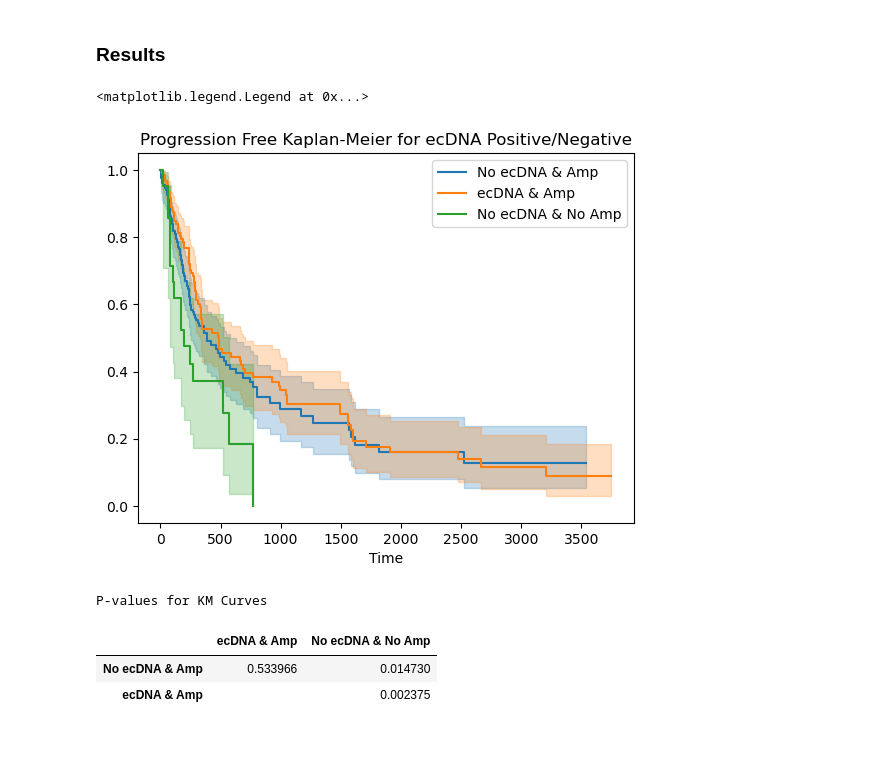
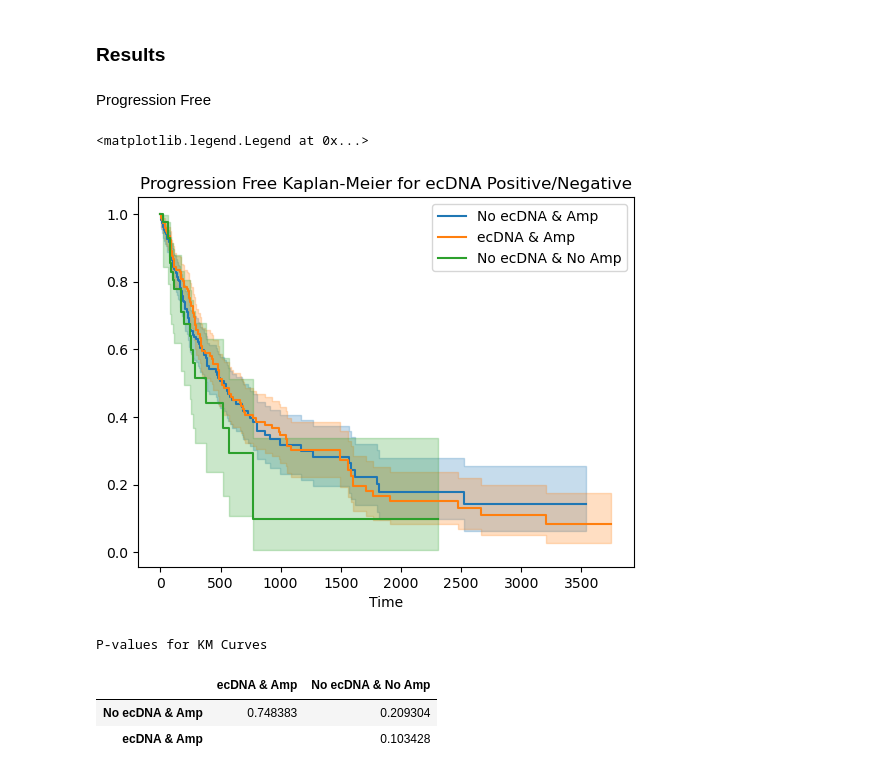
Before and after one commit to mskcc/Penguin, a Jupyter notebook: notebooks/treatment.ipynb, the cells around one changed output. Drawn from its saved outputs; the diff is of its cells as text; code cells hidden in the pictures; blank space fills up the shorter version.

```diff
--- a/notebooks/treatment.ipynb
+++ b/notebooks/treatment.ipynb
@@ -17,6 +17,8 @@ analysis_type = 'cancerType'
 ctype = "Breast Cancer"
 # Modifier to the date (how many days earlier the sequencing can be from start of treatment)
 modifier = 20
+# Modifier to the date (how many days after still counts for death)
+modifier_after = 50
 # %%
 config = "../global_config_bash.rc"
 # %% [markdown]
@@ -45,9 +47,12 @@ for line in lines:
         paths[key] = value.strip('"\'')  # Remove surrounding quotes if any
 # %%
 # Merged ECHO results
-echo = pd.read_csv(paths['mergedOutputDirectory'] + '/merged.ECHO_results.csv')
+# echo = pd.read_csv(paths['mergedOutputDirectory'] + '/merged.ECHO_results.csv')
 # FileA in the manifest directory
-manifest = pd.read_csv(paths['manifestDirectory'] + '/FileA.tsv', sep = '\t')
+# manifest = pd.read_csv(paths['manifestDirectory'] + '/FileA.tsv', sep = '\t')
+
+echo = pd.read_csv("../data/output/output_BB_EchoCaller_Breast_ERBB2/merged/merged.ECHO_results.csv")
+manifest = pd.read_csv("../data/input/manifest/BB_EchoCaller_Breast_ERBB2/FileA.tsv", sep = '\t')
 # %%
 progression = pd.read_csv('/work/access/production/resources/cbioportal/current/msk_solid_heme/data_timeline_progression.txt', sep = '\t')
 sequencing = pd.read_csv('/work/access/production/resources/cbioportal/current/msk_solid_heme/data_timeline_specimen.txt', sep = '\t')
@@ -75,6 +80,7 @@ per_sample = pd.DataFrame(echo['tumorSampleId'].unique(), columns = ['sampleId']
 per_sample['amp'] = False
 per_sample['ecDNA'] = False
 per_sample['patientId'] = ""
+per_sample['cn'] = 2
 
 # Dict for indexes in dataframe
 per_sample_idx = {}
@@ -87,6 +93,7 @@ for i, row in echo.iterrows() :
         per_sample.loc[per_sample_idx[row['tumorSampleId']], 'amp'] = True
         if row['ecDNA_status'] == 'ecDNA' :
             per_sample.loc[per_sample_idx[row['tumorSampleId']], 'ecDNA'] = True
+        per_sample.loc[per_sample_idx[row['tumorSampleId']], 'cn'] = row['cn']
 
 # Combined status
 per_sample['combined'] = "No ecDNA & No Amp"
@@ -138,8 +145,10 @@ for i, row in treatment_data.iterrows() :
             else :
                 treatment_dict[row['PATIENT_ID']] = [(row['START_DATE'], row['STOP_DATE'])]
 # %%
-per_sample['progressedOrDead'] = False
+per_sample['progressedOrDeceased'] = False
+per_sample['deceased'] = False
 per_sample['pfs'] = np.nan
+per_sample['os'] = np.nan
 
 # Iterate all samples
 for i, row in per_sample.iterrows() :
@@ -154,27 +163,36 @@ for i, row in per_sample.iterrows() :
                 if date_pair[0] - modifier < seq_time and (date_pair[1] == np.nan or date_pair[1] > seq_time) :
                     if date_pair[1] == np.nan :
                         end_date = 1000000
+                        os_date = 1000000
                     else :
                         end_date = date_pair[1]
+                        os_date = date_pair[1]
 
                     # Go through progression dates
                     if row['patientId'] in progression_by_patient :
                         for prog_date in progression_by_patient[row['patientId']] :
                             if prog_date > date_pair[0] and prog_date < date_pair[1] :
-                                per_sample.loc[i, 'progressedOrDead'] = True
+                                per_sample.loc[i, 'progressedOrDeceased'] = True
                                 end_date = min(end_date, prog_date)
 
                     # Check if patient has died
                     if row['patientId'] in death_dict :
-                        end_date = min(end_date, death_dict[row['patientId']])
-                        per_sample.loc[i, 'progressedOrDead'] = True
+                        if death_dict[row['patientId']] <= end_date + modifier_after :
+                            end_date = min(end_date, death_dict[row['patientId']])
+                            per_sample.loc[i, 'progressedOrDeceased'] = True
+                            per_sample.loc[i, "deceased"] = True
+                            os_date = death_dict[row['patientId']]
 
                     # Add last contact possibility
                     if row['patientId'] in last_contact_dict :
                         end_date = min(end_date, last_contact_dict[row['patientId']])
+                        os_date = min(os_date, last_contact_dict[row['patientId']])
 
                     if end_date != 1000000 :
                         per_sample.loc[i, 'pfs'] = end_date - date_pair[0]
+
+                    if os_date != 1000000 :
+                        per_sample.loc[i, 'os'] = os_date - date_pair[0]
     else :
         print(f"{row['sampleId']} Sequencing Date Not Found")
 # %% [output]
@@ -185,27 +204,29 @@ per_sample_for_km = per_sample.dropna(subset = ["pfs"])
 # %% [markdown]
 ### Results
+# %% [markdown]
+Progression Free
 # %%
 import warnings
 from lifelines import KaplanMeierFitter
 from lifelines.statistics import logrank_test
 
 # Ignore all warnings
 warnings.filterwarnings('ignore')
 
 kmf = KaplanMeierFitter()
 for status in per_sample_for_km['combined'].unique():
     subset = per_sample_for_km[per_sample_for_km['combined'] == status]
-    kmf.fit(subset['pfs'], event_observed=(subset['progressedOrDead'] == True))
+    kmf.fit(subset['pfs'], event_observed=(subset['progressedOrDeceased'] == True))
     # labels
     kmf.plot(show_censors=False, ci_show=True, label=f'{status}')
 
 # # Add labels and legend
 plt.title('Progression Free Kaplan-Meier for ecDNA Positive/Negative')
 plt.xlabel("Time")
 plt.legend()
 # %% [output]
 <matplotlib.legend.Legend at 0x...>
-[figure, old version]
+[figure, new version]
 # %%
 from itertools import combinations
 from lifelines.statistics import logrank_test
@@ -225,7 +246,7 @@ for group1, group2 in combinations(statuses, 2) :
     kmf2.fit(group2_data['pfs'], event_observed=(group2_data['combined'] == 1))
 
     # Perform log-rank test
-    result = logrank_test(group1_data['pfs'], group2_data['pfs'], event_observed_A=(group1_data['progressedOrDead'] == True), event_observed_B=(group2_data['progressedOrDead'] == True))
+    result = logrank_test(group1_data['pfs'], group2_data['pfs'], event_observed_A=(group1_data['progressedOrDeceased'] == True), event_observed_B=(group2_data['progressedOrDeceased'] == True))
 
     # Store p-value in dictionary
     pairwise_tests[(group1, group2)] = result.p_value
@@ -249,5 +270,5 @@ styled_matrix
 # %% [output]
 P-values for KM Curves
 |  | ecDNA & Amp | No ecDNA & No Amp |
-| No ecDNA & Amp | 0.533966 | 0.014730 |
-| ecDNA & Amp |  | 0.002375 |
+| No ecDNA & Amp | 0.748383 | 0.209304 |
+| ecDNA & Amp |  | 0.103428 |
```
Also changed, not shown: parts of 13 cells of this notebook, 1 other file.
